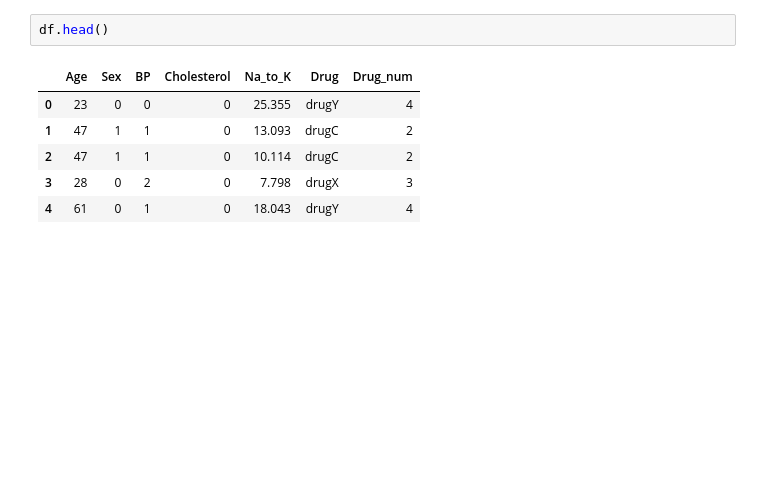
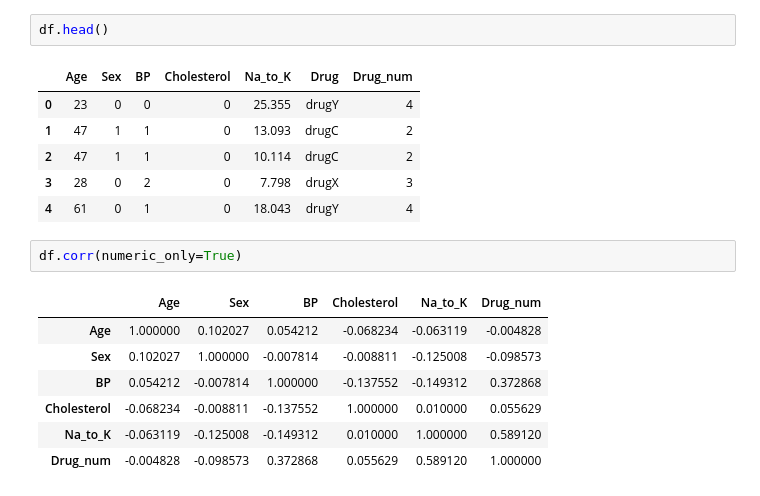
Before and after one commit to dipak1920basnet/Decision_Trees, a Jupyter notebook: decision.ipynb, the cells around one changed output. Saved outputs shown, nothing was run; the diff lists cells and outputs as text; blank space fills up the shorter version.

```diff
--- a/decision.ipynb
+++ b/decision.ipynb
@@ -121,3 +121,13 @@ df.head()
 | 2 | 47 | 1 | 1 | 0 | 10.114 | drugC | 2 |
 | 3 | 28 | 0 | 2 | 0 | 7.798 | drugX | 3 |
 | 4 | 61 | 0 | 1 | 0 | 18.043 | drugY | 4 |
+# %%
+df.corr(numeric_only=True)
+# %% [output]
+|  | Age | Sex | BP | Cholesterol | Na_to_K | Drug_num |
+| Age | 1.000000 | 0.102027 | 0.054212 | -0.068234 | -0.063119 | -0.004828 |
+| Sex | 0.102027 | 1.000000 | -0.007814 | -0.008811 | -0.125008 | -0.098573 |
+| BP | 0.054212 | -0.007814 | 1.000000 | -0.137552 | -0.149312 | 0.372868 |
+| Cholesterol | -0.068234 | -0.008811 | -0.137552 | 1.000000 | 0.010000 | 0.055629 |
+| Na_to_K | -0.063119 | -0.125008 | -0.149312 | 0.010000 | 1.000000 | 0.589120 |
+| Drug_num | -0.004828 | -0.098573 | 0.372868 | 0.055629 | 0.589120 | 1.000000 |
```
Also changed, not shown: parts of 11 cells of this notebook.
